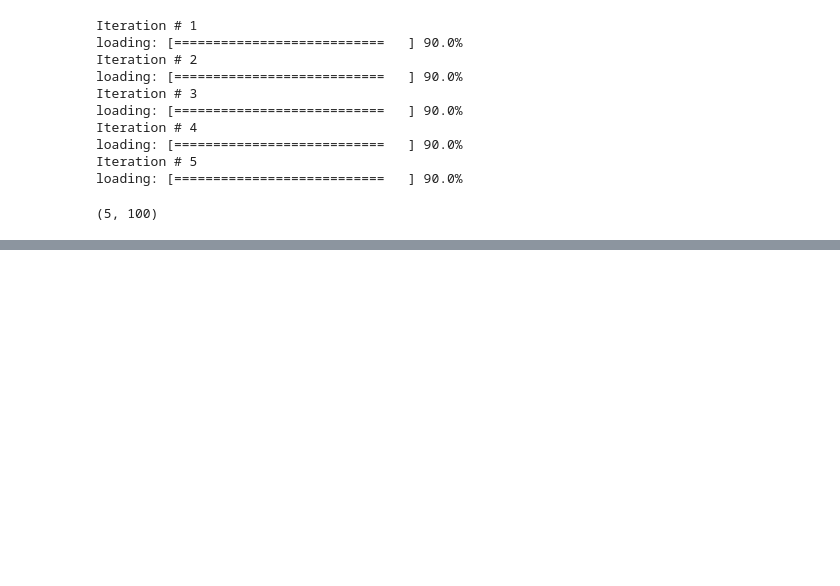
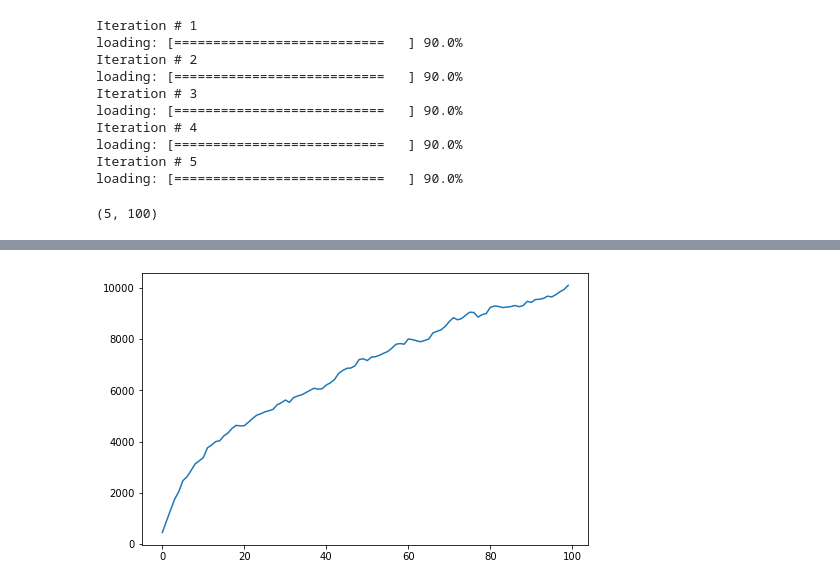
Before and after one commit to VladMarianCimpeanu/OLA_project, a Jupyter notebook: step3.ipynb, the cells around one changed output, grey strips where cells are left out. Cells and saved outputs as stored; diff of their text form; code cells hidden in the pictures; blank space fills up the shorter version.

```diff
--- a/step3.ipynb
+++ b/step3.ipynb
@@ -167,0 +147,10 @@ plt.show()
+# %%
+plt.figure(figsize=(8,5))
+regret = clairvoyant_reward - rewards_iterations
+cumulative_regret = np.cumsum(regret, axis=1)
+cum_reg_mean = np.mean(cumulative_regret, axis=0)
+
+plt.plot(range(len(cum_reg_mean)), cum_reg_mean)
+plt.show()
+# %% [output]
+[figure, added]
```
Also changed, not shown: parts of 12 cells of this notebook, 9 other files.
